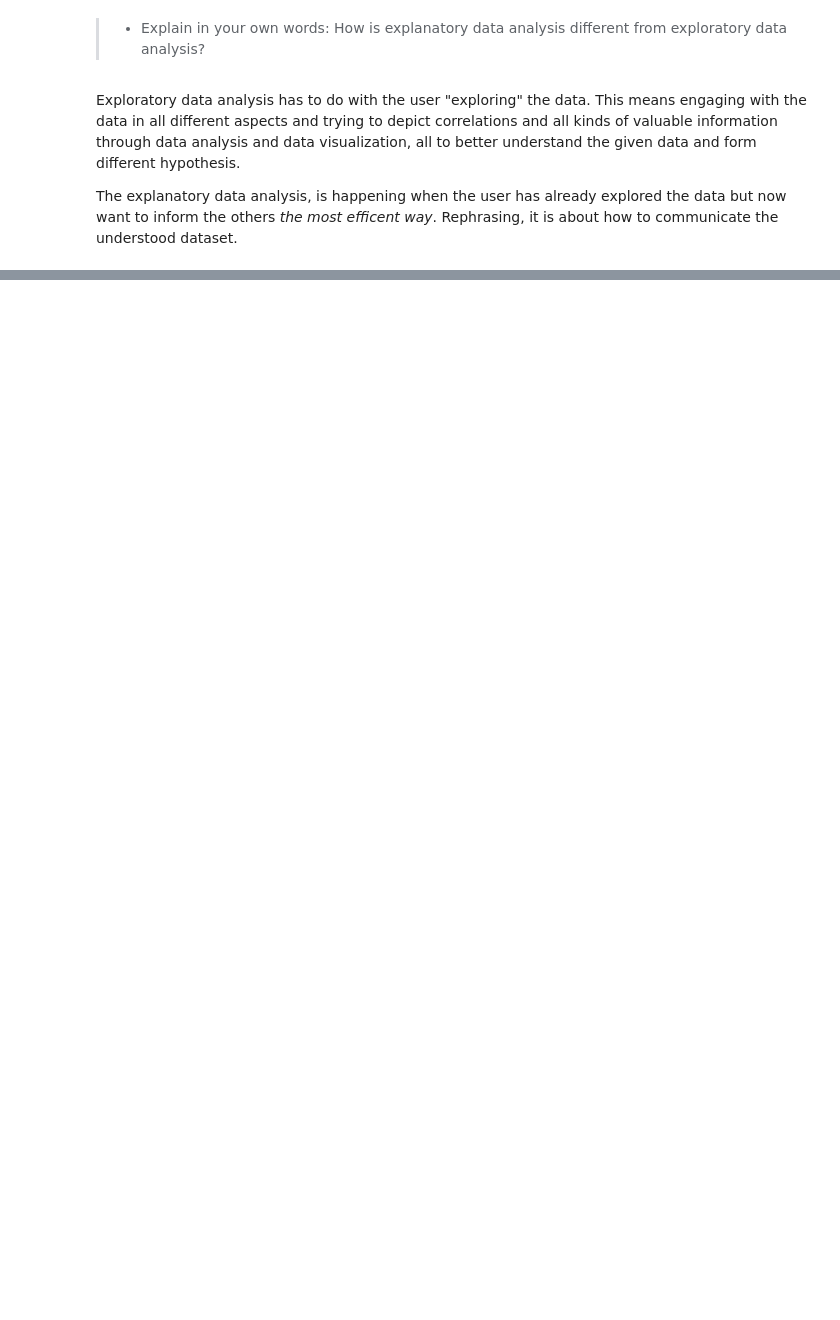
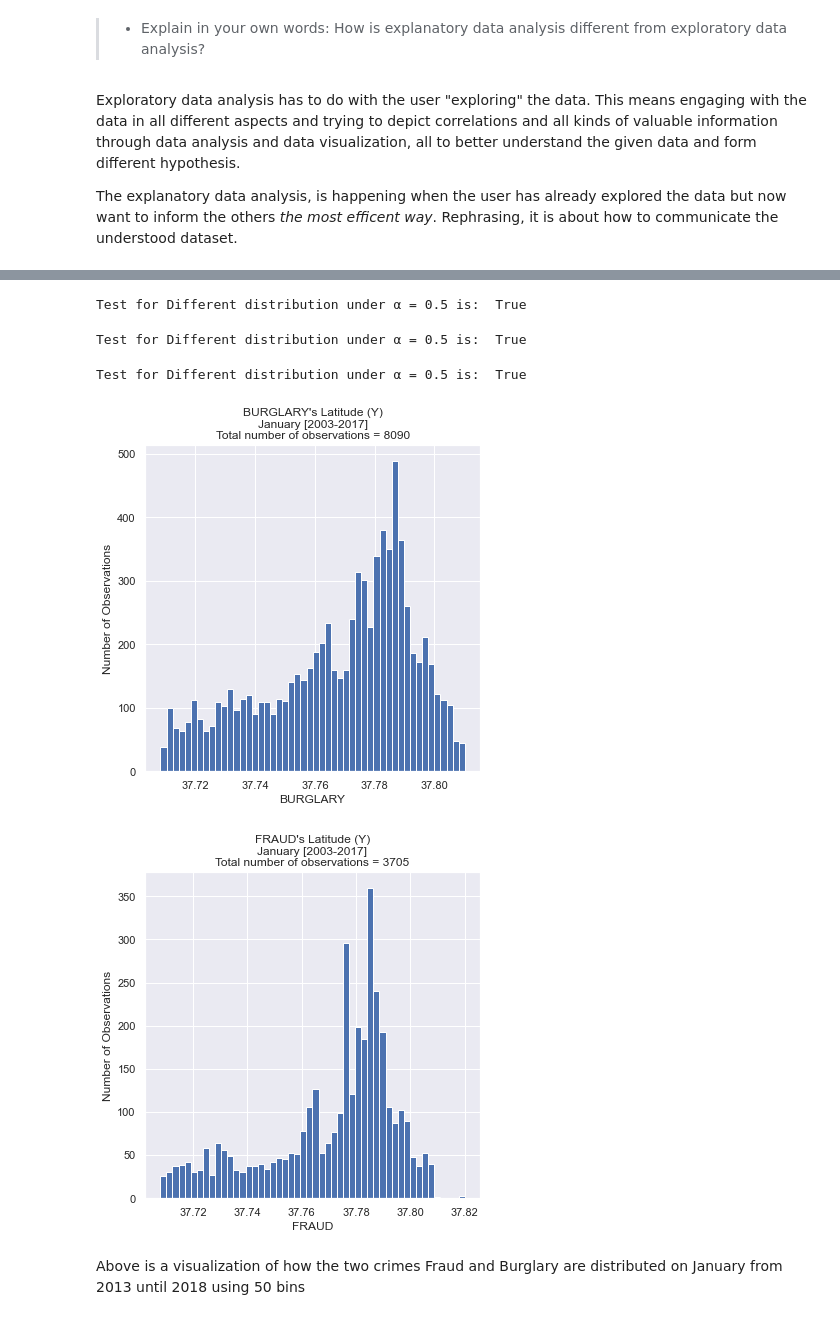
Before and after one commit to AbdulstarKousa/social-data-analysis, a Jupyter notebook: Assignment/Assignment 2.ipynb, the cells around one changed output, grey strips where cells are left out. Drawn from its saved outputs; the diff is of its cells as text; code cells hidden in the pictures; blank space fills up the shorter version.

```diff
--- a/Assignment/Assignment 2.ipynb
+++ b/Assignment/Assignment 2.ipynb
@@ -122,0 +163,17 @@ The explanatory data analysis, is happening when the user has already explored t
+# %%
+""" Importing dataset """
+data_dir = r"C:\Users\boody\OneDrive - Danmarks Tekniske Universitet\01 MSc\2st Semester\01_SD\GitHub_Group\social-data-analysis\Datasets\Police_Department_Incident_Reports__Historical_2003_to_May_2018.csv"
+Data = pd.read_csv(data_dir, usecols=['Category', 'Date', 'Time','DayOfWeek', 'PdDistrict', 'Y'])
+
+""" slice the two selected crimes Categories """
+Selected_Crimes = ['BURGLARY','FRAUD']
+Data = Data[Data['Category'].isin(Selected_Crimes)]
+
+""" add 'Hour' feature by transfering 'Date' to numeric 'Hour' """
+Data['Hour'] = pd.to_datetime(Data['Time']).dt.hour
+
+""" add 'Month' feature by transfering 'Date' """
+Data['Month'] = pd.to_datetime(Data['Date']).dt.month
+
+""" overview """
+Data.head(n=5)
@@ -122,0 +194,40 @@ The explanatory data analysis, is happening when the user has already explored t
+# %%
+""" Kolmogorov-Smirnov on Y """
+d1 = Data[Data['Category'] == Selected_Crimes[0]]['Y']
+d2 = Data[Data['Category'] == Selected_Crimes[1]]['Y']
+print("Test for Different distribution under \u03B1 = 0.5 is: ", ks_2samp(d1, d2)[1]<0.5)
+# %% [output]
+Test for Different distribution under α = 0.5 is:  True
+# %%
+""" Kolmogorov-Smirnov on Hour """
+d1 = Data[Data['Category'] == Selected_Crimes[0]]['Hour']
+d2 = Data[Data['Category'] == Selected_Crimes[1]]['Hour']
+print("Test for Different distribution under \u03B1 = 0.5 is: ", ks_2samp(d1, d2)[1]<0.5)
+# %% [output]
+Test for Different distribution under α = 0.5 is:  True
+# %%
+""" Kolmogorov-Smirnov on Month  """
+d1 = Data[Data['Category'] == Selected_Crimes[0]]['Month']
+d2 = Data[Data['Category'] == Selected_Crimes[1]]['Month']
+print("Test for Different distribution under \u03B1 = 0.5 is: ", ks_2samp(d1, d2)[1]<0.5)
+# %% [output]
+Test for Different distribution under α = 0.5 is:  True
+# %%
+""" Plot the Selected two crime categories for jan [2003-2017] """
+for crime in Selected_Crimes:
+    d = Data[Data['Category'] == crime]
+    d = d[d['Month']==1]
+    plt.figure(figsize=(6, 6))
+    plt.hist(d['Y'], bins=50)
+    plt.title( crime + "'s Latitude (Y)" + '\nJanuary [2003-2017]''\nTotal number of observations = '+ str(len(d)))
+    plt.xlabel(crime)
+    plt.ylabel('Number of Observations')
+    plt.show()
+
+""" free memory """
+del (d,d1,d2)
+# %% [output]
+[figure, added]
+[figure, added]
+# %% [markdown]
+Above is a visualization of how the two crimes Fraud and Burglary are distributed on January from 2013 until 2018 using 50 bins
```
Also changed, not shown: parts of 80 cells of this notebook, 2 other files.
